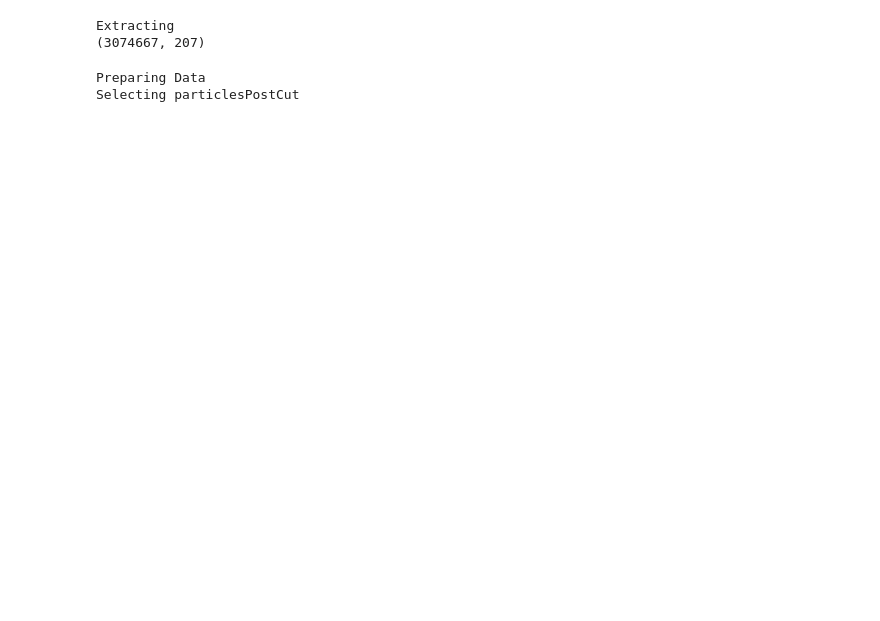
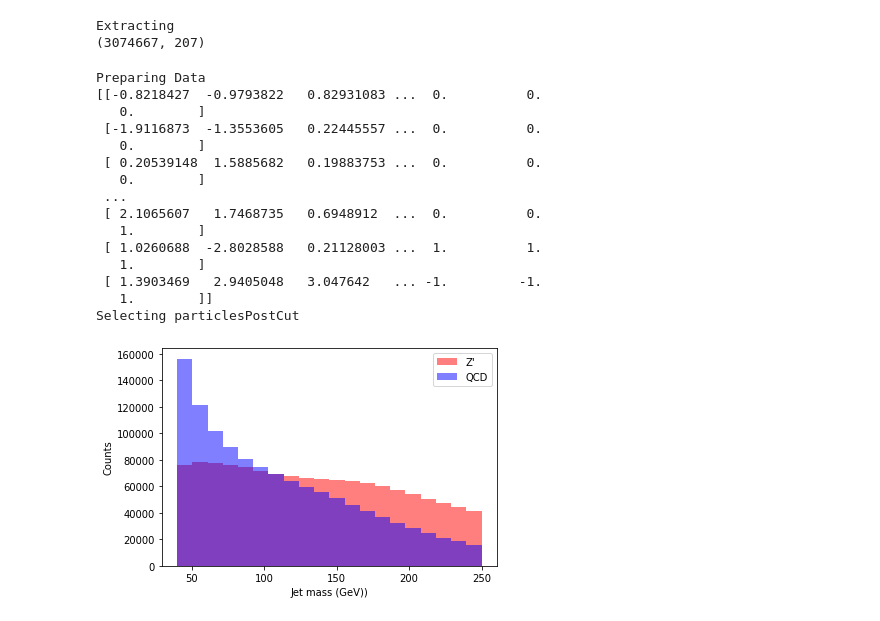
Before and after one commit to nswood/FlatSamples, a Jupyter notebook: IN_FlatSamples_BarlowLoss.ipynb, the cells around one changed output. Saved outputs shown, nothing was run; the diff lists cells and outputs as text; code cells hidden in the pictures; blank space fills up the shorter version.

```diff
--- a/IN_FlatSamples_BarlowLoss.ipynb
+++ b/IN_FlatSamples_BarlowLoss.ipynb
@@ -21,9 +20,16 @@ setGPU: Setting GPU to: 0
 # Opens files and reads data
 
 print("Extracting")
-outdir = 'data/IN_FlatSamples_Pytorch'
-label='contrastiveBarlow'
-fOne = h5py.File("data/FullQCD_FullSig_Zqq_noFill_dRlimit08_50particlesordered_genMatched50.h5", 'r')
+n_encoded_nodes = 8
+weightClr = 1
+weightCorr1 = 10
+weightCorr2 = 5
+loss_text="%iD encoder, $\lambda_{CLR}$=%i, $\lambda_{corr1}$=%i, $\lambda_{corr2}$=%i"%(n_encoded_nodes, weightClr, weightCorr1, weightCorr2)
+
+label=f'contrastiveBarlow_{n_encoded_nodes}_dimensions_{weightClr}Clr_{weightCorr1}Corr1_{weightCorr2}Corr2'
+outdir = '/uscms_data/d3/jkrupa/flat/FlatSamples/plots/'+label
+os.system(f'mkdir -p {outdir}')
+fOne = h5py.File("/uscms_data/d3/eamoreno/FlatSamples/data/FullQCD_FullSig_Zqq_noFill_dRlimit08_50particlesordered_genMatched50.h5", 'r')
 totalData = fOne["deepDoubleQ"][:]
 print(totalData.shape)
 # %% [output]
@@ -56,7 +63,7 @@ np.random.shuffle(totalData)
 
 mask = [i>40 for i in totalData[:, eventDataLength-1]]
 totalData = totalData[mask]
-
+print(totalData)
 labels = totalData[:, decayTypeColumn:]
 particleData = totalData[:, eventDataLength:particleDataLength + eventDataLength]
 eventData = totalData[:, :eventDataLength]
@@ -64,14 +71,20 @@ jetMassData = totalData[:, eventDataLength-1] #last entry in eventData (zero ind
 
 
 ######### Training Data ###############
-eventTrainingData = np.array(eventData[0:trainingDataLength])
-jetMassTrainingData = np.array(jetMassData[0:trainingDataLength])
+eventTrainingData = np.array(eventData[0:trainingDataLength],dtype=np.float16)
+jetMassTrainingData = np.array(jetMassData[0:trainingDataLength],dtype=np.float16)
 particleTrainingData = np.transpose(
     particleData[0:trainingDataLength, ].reshape(trainingDataLength,
                                                  entriesPerParticle,
                                                  particlesConsidered),
                                                  axes=(0, 1, 2))
+particleTrainingData = particleTrainingData.astype(np.float16)
+
 trainingLabels = np.array([[i, 1-i] for i in labels[0:trainingDataLength]]).reshape((-1, 2))
+
+torch.save(torch.Tensor(particleTrainingData),f"{outdir}/{label}_particleTrainingData.pt")
+torch.save(torch.Tensor(jetMassTrainingData),f"{outdir}/{label}_jetMassTrainingData.pt")
+torch.save(torch.Tensor(trainingLabels),f"{outdir}/{label}_trainingLabels.pt")
 
 
 ########## Validation Data ##########
@@ -87,33 +100,56 @@ validationLabels = np.array([[i, 1-i] for i in labels[trainingDataLength:trainin
 
 
 ########### Testing Data ############
 particleTestData = np.transpose(particleData[trainingDataLength + validationDataLength:,].reshape(
     len(particleData) - trainingDataLength - validationDataLength, entriesPerParticle, particlesConsidered),
                                 axes=(0, 1, 2))
 testLabels = np.array(labels[trainingDataLength + validationDataLength:])
 
 print('Selecting particlesPostCut')
 particleTrainingData = particleTrainingData[:, :particlesPostCut]
 particleValidationData = particleValidationData[:, :particlesPostCut]
 
 particlesConsidered = particlesPostCut
 
 # Separating signal and bkg arrays
 particleTrainingDataSig = particleTrainingData[trainingLabels[:,0].astype(bool)]
 particleTrainingDataBkg = particleTrainingData[trainingLabels[:,1].astype(bool)]
 particleValidationDataSig = particleValidationData[validationLabels[:,0].astype(bool)]
 particleValidationDataBkg = particleValidationData[validationLabels[:,1].astype(bool)]
 particleTrainingLabelSig = trainingLabels[trainingLabels[:,0].astype(bool)]
 particleTrainingLabelBkg = trainingLabels[trainingLabels[:,1].astype(bool)]
 
 # Jet mass for correlation
 jetMassTrainingDataSig = jetMassTrainingData[trainingLabels[:,0].astype(bool)]
 jetMassTrainingDataBkg = jetMassTrainingData[trainingLabels[:,1].astype(bool)]
 jetMassValidationDataSig = jetMassValidationData[validationLabels[:,0].astype(bool)]
 jetMassValidationDataBkg = jetMassValidationData[validationLabels[:,1].astype(bool)]
+
+
+fig,ax = plt.subplots()
+ax.hist(jetMassTrainingDataSig,color="r",bins=20,alpha=0.5,label="Z'")
+ax.hist(jetMassTrainingDataBkg,color="b",bins=20,alpha=0.5,label="QCD")
+plt.legend(loc="best")
+ax.set_xlabel("Jet mass (GeV))")
+ax.set_ylabel("Counts")
+plt.show()
 # %% [output]
 Preparing Data
+[[-0.8218427  -0.9793822   0.82931083 ...  0.          0.
+   0.        ]
+ [-1.9116873  -1.3553605   0.22445557 ...  0.          0.
+   0.        ]
+ [ 0.20539148  1.5885682   0.19883753 ...  0.          0.
+   0.        ]
+ ...
+ [ 2.1065607   1.7468735   0.6948912  ...  0.          0.
+   1.        ]
+ [ 1.0260688  -2.8028588   0.21128003 ...  1.          1.
+   1.        ]
+ [ 1.3903469   2.9405048   3.047642   ... -1.         -1.
+   1.        ]]
 Selecting particlesPostCut
+[figure, added]
 # %%
 # Defines the interaction matrices
 class GraphNetnoSV(nn.Module):
```
Also changed, not shown: parts of 9 cells of this notebook, 1 other file.
